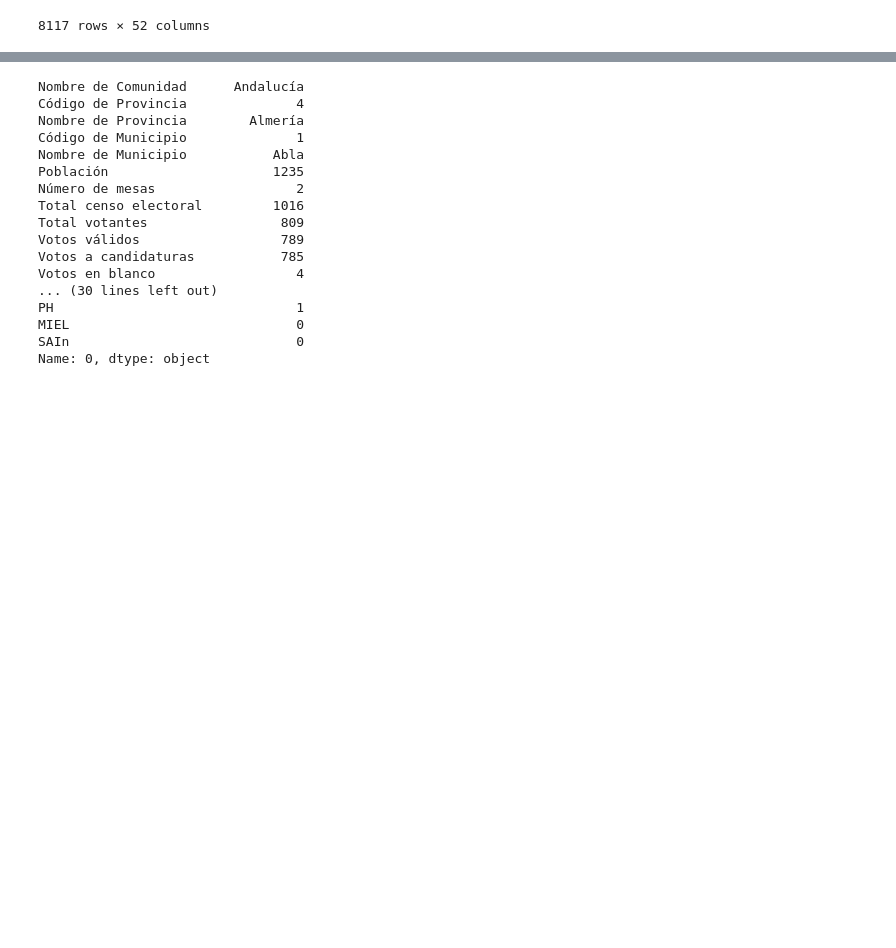
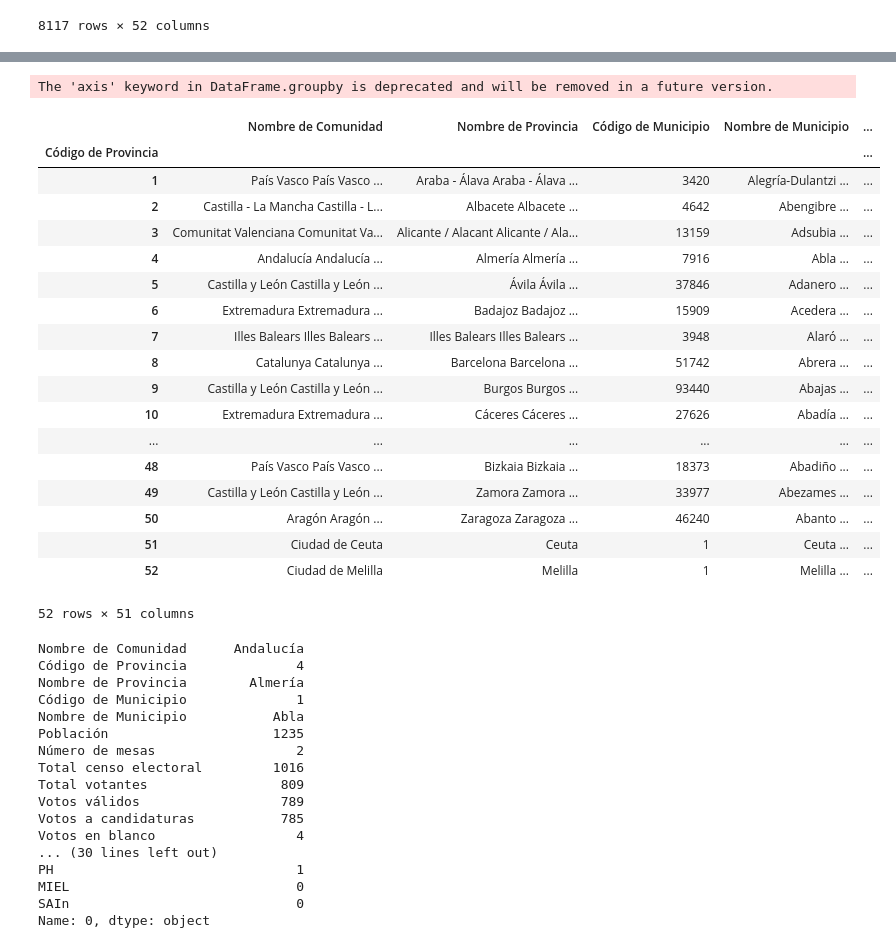
Before and after one commit to UnaiFam/PROYECTO-EUROPA, a Jupyter notebook: pruebas de csv a nacional.ipynb, the cells around one changed output, grey strips where cells are left out. Cells and saved outputs as stored; diff of their text form; code cells hidden in the pictures; blank space fills up the shorter version.

```diff
--- a/pruebas de csv a nacional.ipynb
+++ b/pruebas de csv a nacional.ipynb
@@ -222,3 +268,27 @@ df2014
+# %%
+df2014_agrupado=df2014.groupby("Código de Provincia", axis=0, ).sum()
+df2014_agrupado
+# %% [output]
+The 'axis' keyword in DataFrame.groupby is deprecated and will be removed in a future version.
+|  | Nombre de Comunidad | Nombre de Provincia | Código de Municipio | Nombre de Municipio | ... |
+| Código de Provincia |  |  |  |  | ... |
+| 1 | País Vasco País Vasco ... | Araba - Álava Araba - Álava ... | 3420 | Alegría-Dulantzi ... | ... |
+| 2 | Castilla - La Mancha Castilla - L... | Albacete Albacete ... | 4642 | Abengibre ... | ... |
+| 3 | Comunitat Valenciana Comunitat Va... | Alicante / Alacant Alicante / Ala... | 13159 | Adsubia ... | ... |
+| 4 | Andalucía Andalucía ... | Almería Almería ... | 7916 | Abla ... | ... |
+| 5 | Castilla y León Castilla y León ... | Ávila Ávila ... | 37846 | Adanero ... | ... |
+| 6 | Extremadura Extremadura ... | Badajoz Badajoz ... | 15909 | Acedera ... | ... |
+| 7 | Illes Balears Illes Balears ... | Illes Balears Illes Balears ... | 3948 | Alaró ... | ... |
+| 8 | Catalunya Catalunya ... | Barcelona Barcelona ... | 51742 | Abrera ... | ... |
+| 9 | Castilla y León Castilla y León ... | Burgos Burgos ... | 93440 | Abajas ... | ... |
+| 10 | Extremadura Extremadura ... | Cáceres Cáceres ... | 27626 | Abadía ... | ... |
+| ... | ... | ... | ... | ... | ... |
+| 48 | País Vasco País Vasco ... | Bizkaia Bizkaia ... | 18373 | Abadiño ... | ... |
+| 49 | Castilla y León Castilla y León ... | Zamora Zamora ... | 33977 | Abezames ... | ... |
+| 50 | Aragón Aragón ... | Zaragoza Zaragoza ... | 46240 | Abanto ... | ... |
+| 51 | Ciudad de Ceuta | Ceuta | 1 | Ceuta ... | ... |
+| 52 | Ciudad de Melilla | Melilla | 1 | Melilla ... | ... |
+52 rows × 51 columns
 # %%
 
 df2019.iloc[0]
```
Also changed, not shown: parts of 5 cells of this notebook.
